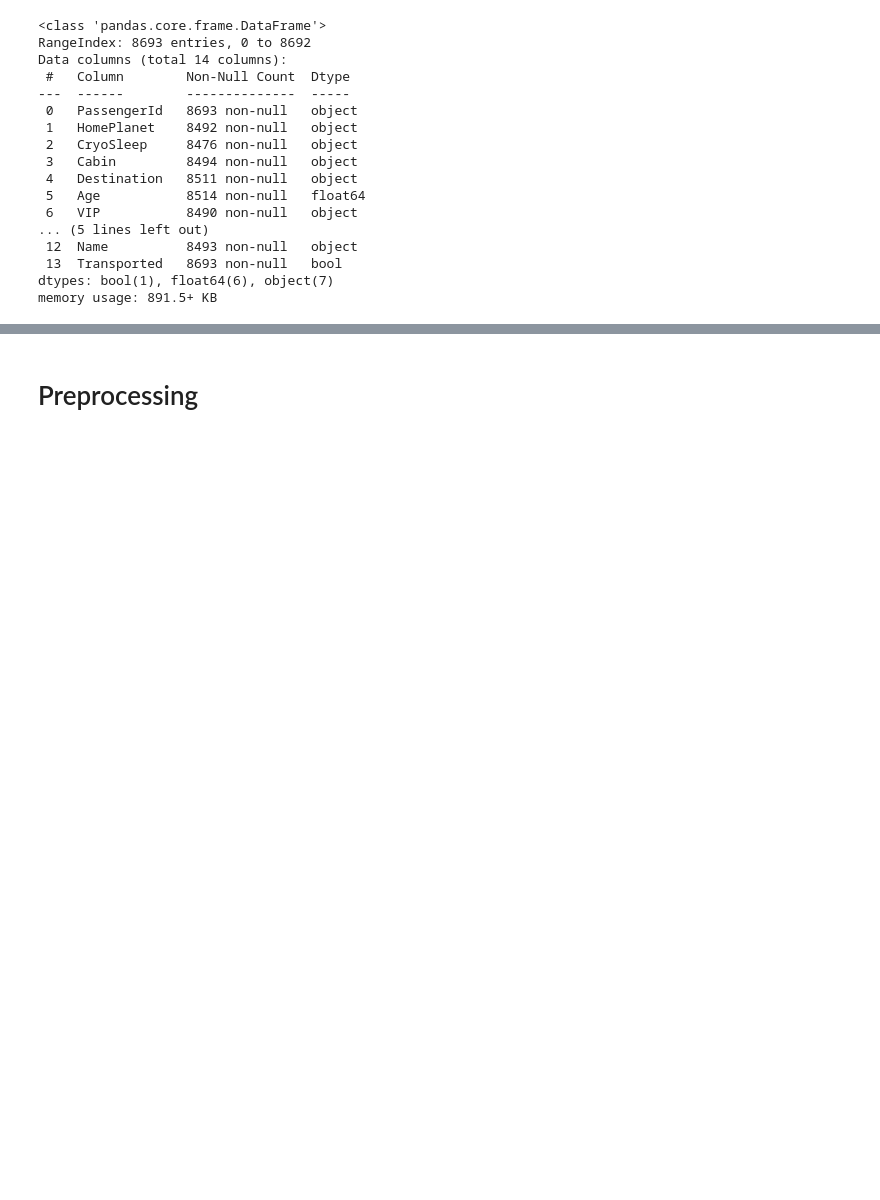
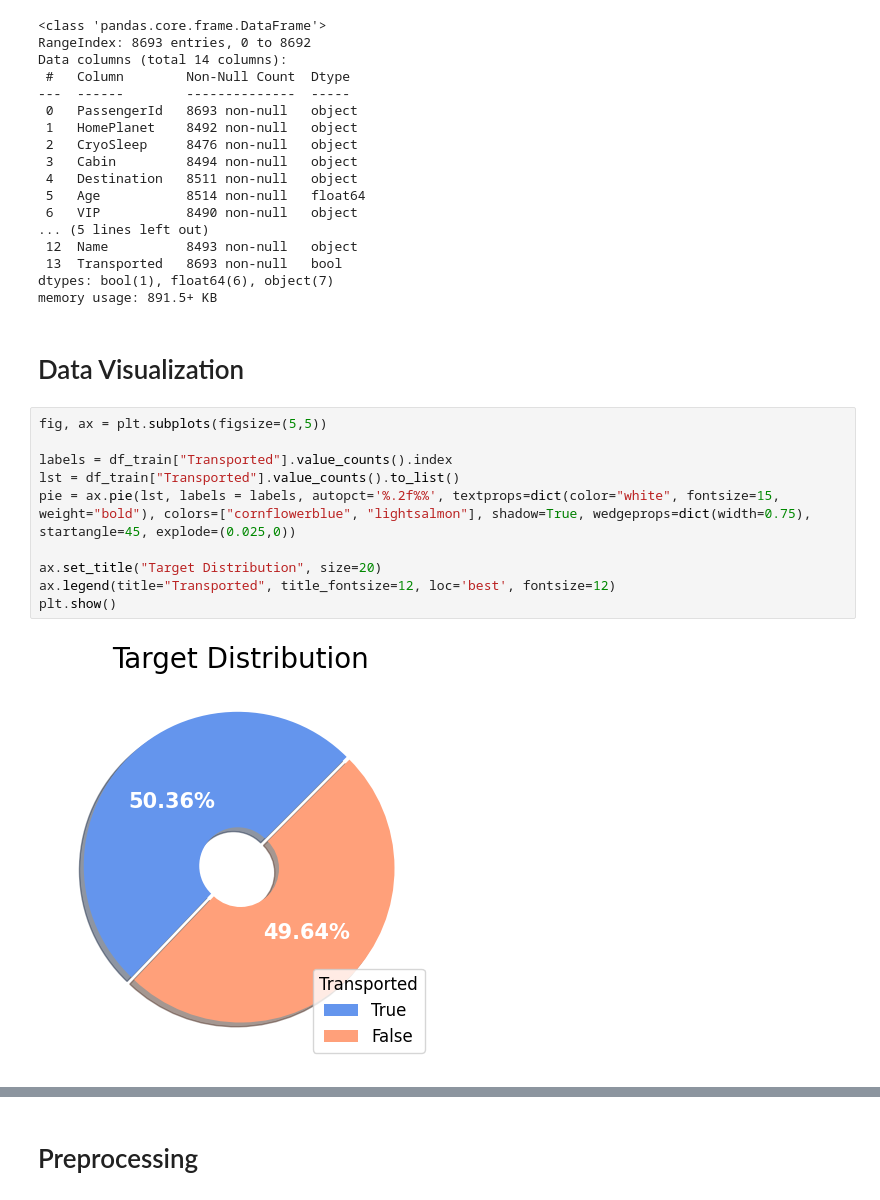
Before and after one commit to farhanarrafi/UNT-CSE-SpaceshipTitanic, a Jupyter notebook: Spaceship_notebook.ipynb, the cells around one changed output, grey strips where cells are left out. Cells and saved outputs as stored; diff of their text form; blank space fills up the shorter version.

```diff
--- a/Spaceship_notebook.ipynb
+++ b/Spaceship_notebook.ipynb
@@ -80,3 +89,18 @@ Data columns (total 14 columns):
  13  Transported   8693 non-null   bool
 dtypes: bool(1), float64(6), object(7)
 memory usage: 891.5+ KB
+# %% [markdown]
+
+# Data Visualization
+# %%
+fig, ax = plt.subplots(figsize=(5,5))
+
+labels = df_train["Transported"].value_counts().index
+lst = df_train["Transported"].value_counts().to_list()
+pie = ax.pie(lst, labels = labels, autopct='%.2f%%', textprops=dict(color="white", fontsize=15, weight="bold"), colors=["cornflowerblue", "lightsalmon"], shadow=True, wedgeprops=dict(width=0.75), startangle=45, explode=(0.025,0))
+
+ax.set_title("Target Distribution", size=20)
+ax.legend(title="Transported", title_fontsize=12, loc='best', fontsize=12)
+plt.show()
+# %% [output]
+[figure, added]
```
Also changed, not shown: parts of 39 cells of this notebook.
